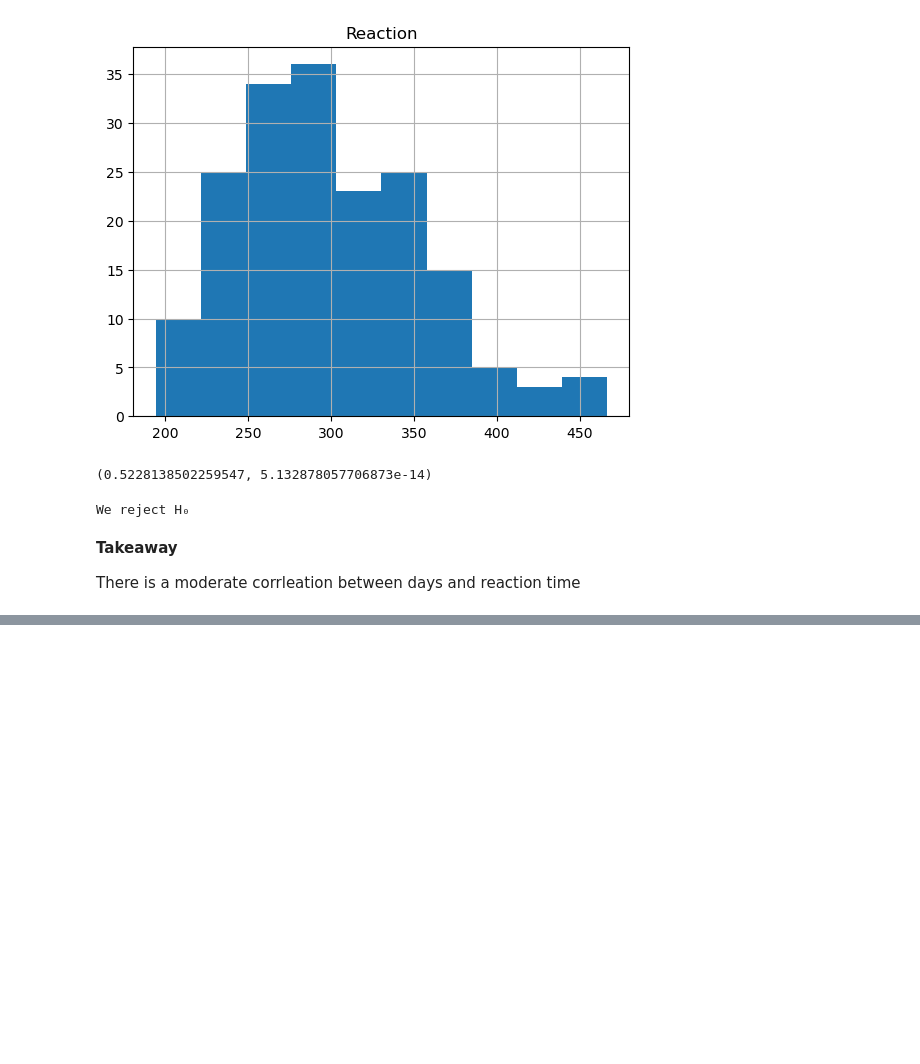
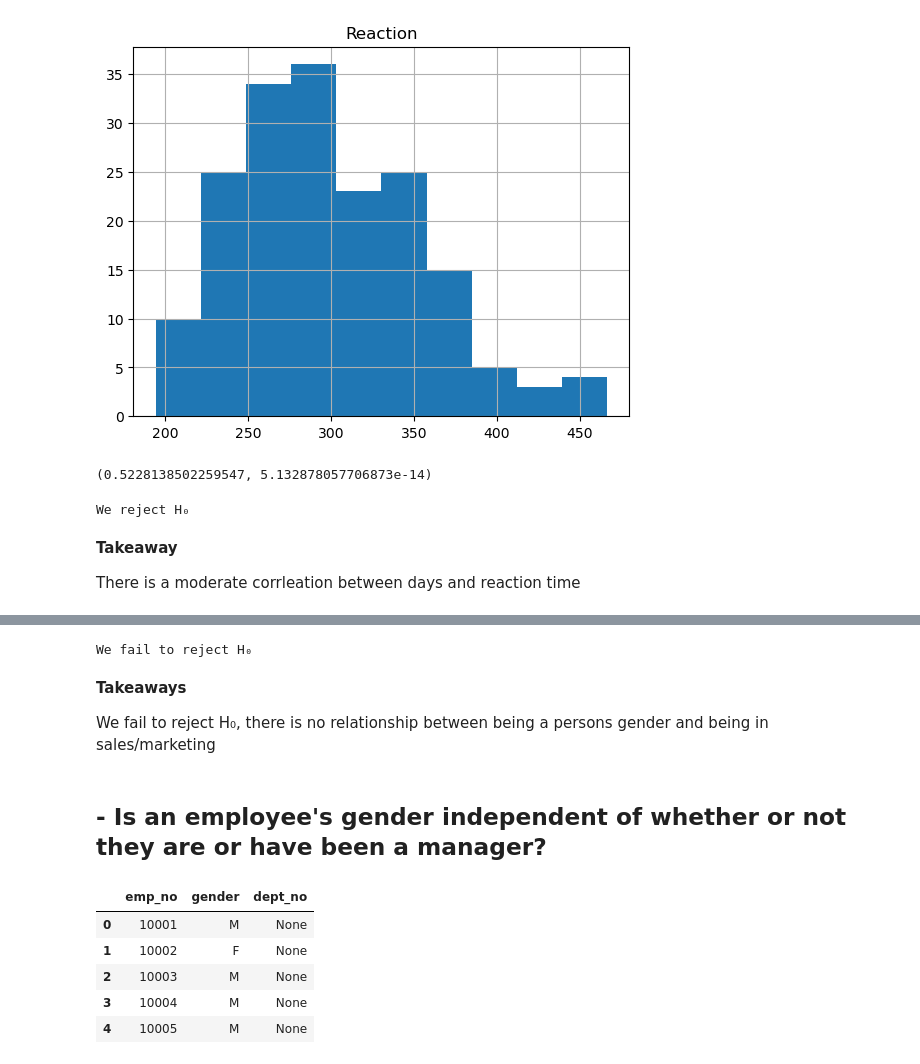
Before and after one commit to nicolas-angarita/Statistics-exercises, a Jupyter notebook: hypothesis_testing.ipynb, the cells around one changed output, grey strips where cells are left out. Drawn from its saved outputs; the diff is of its cells as text; code cells hidden in the pictures; blank space fills up the shorter version.

```diff
--- a/hypothesis_testing.ipynb
+++ b/hypothesis_testing.ipynb
@@ -781,0 +1105,31 @@ There is a moderate corrleation between days and reaction time
+# %%
+if p < 𝜶:
+    print("We reject H₀")
+else:
+    print("We fail to reject H₀")
+# %% [output]
+We fail to reject H₀
+# %% [markdown]
+**Takeaways**
+
+We fail to reject H₀, there is no relationship between being a persons gender and being in sales/marketing
+# %% [markdown]
+## - Is an employee's gender independent of whether or not they are or have been a manager?
+# %%
+url = get_db_url('employees')
+
+query = '''
+Select e.emp_no, e.gender, dm.dept_no
+FROM employees AS e
+LEFT JOIN dept_manager as dm USING(emp_no);
+'''
+
+df = pd.read_sql(query, url)
+df.head()
+# %% [output]
+|  | emp_no | gender | dept_no |
+| 0 | 10001 | M | None |
+| 1 | 10002 | F | None |
+| 2 | 10003 | M | None |
+| 3 | 10004 | M | None |
+| 4 | 10005 | M | None |
```
Also changed, not shown: parts of 40 cells of this notebook, 2 other files.
